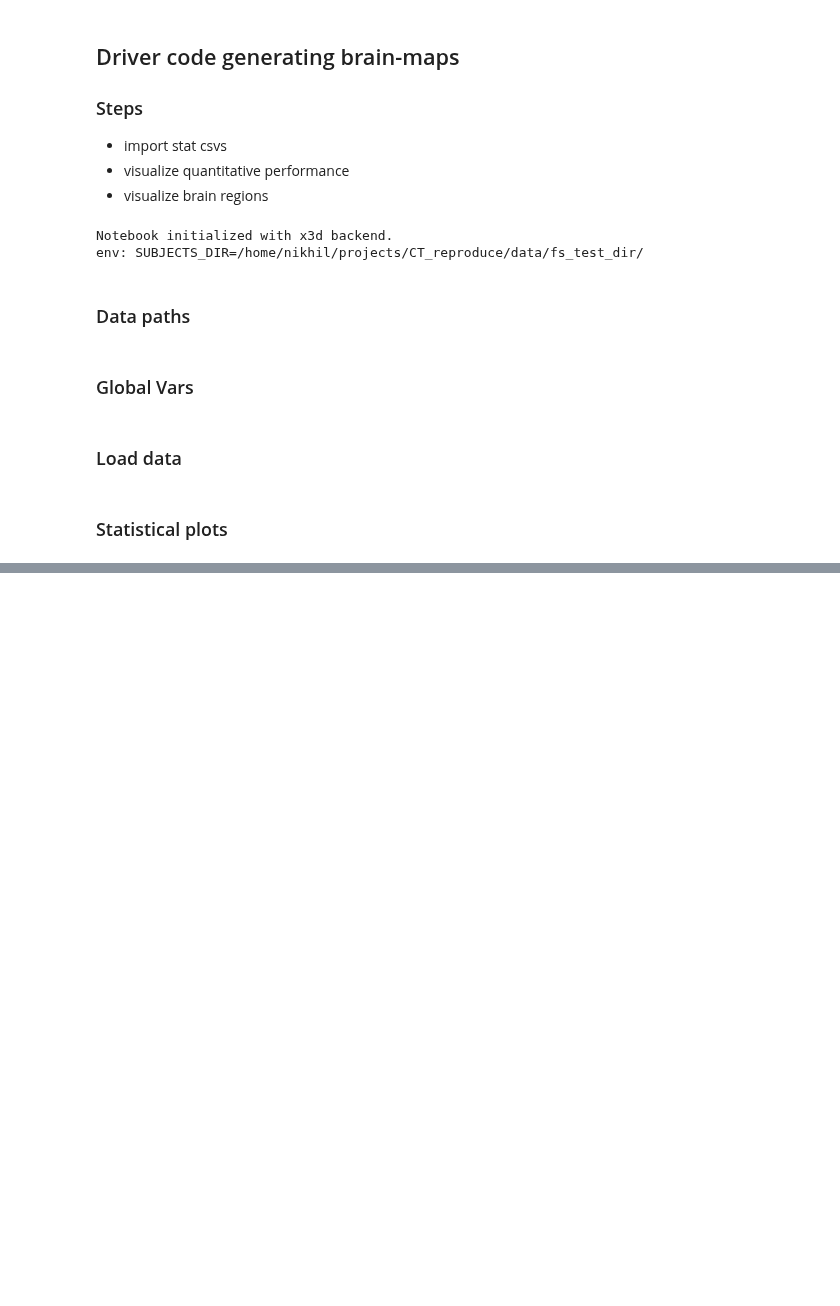
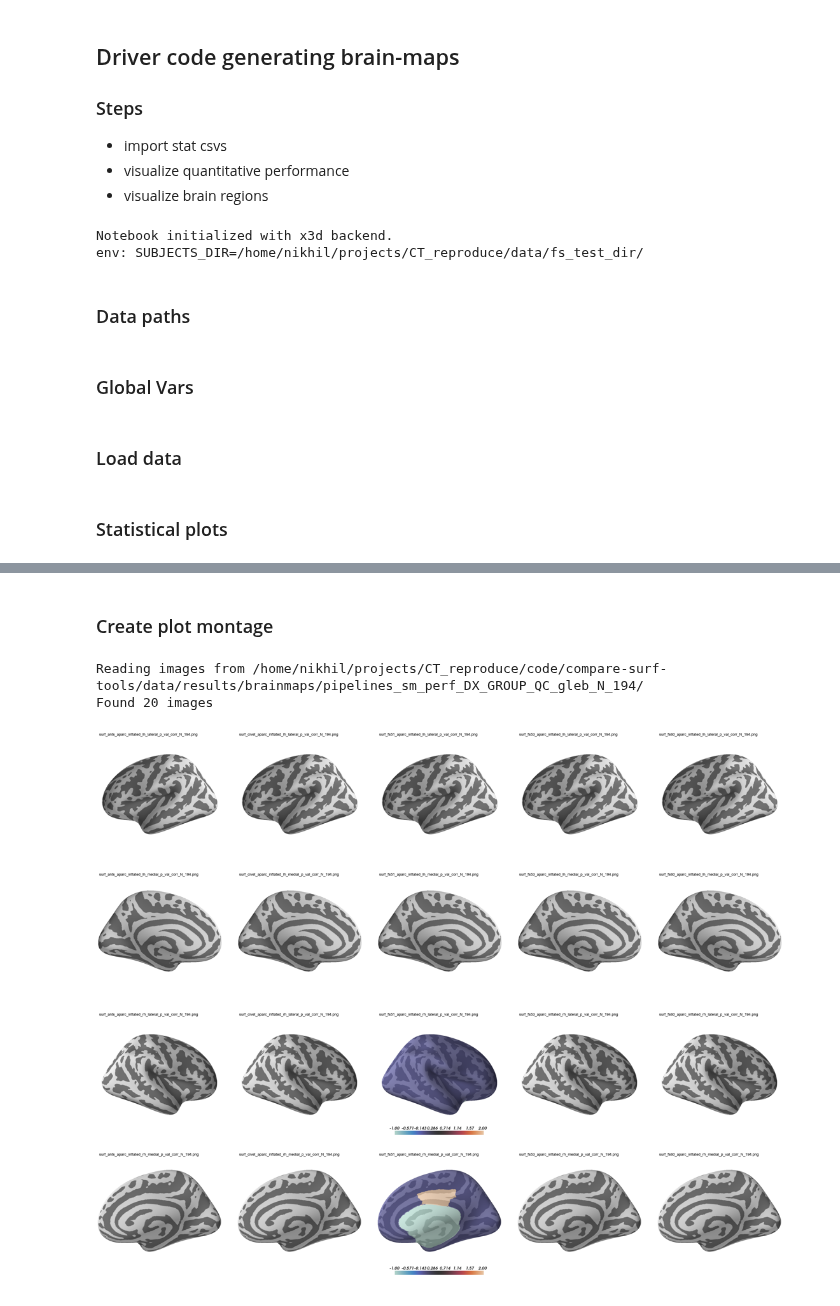
Before and after one commit to neurodatascience/compare-surf-tools, a Jupyter notebook: notebooks/generate_plots.ipynb, the cells around one changed output, grey strips where cells are left out. Saved outputs shown, nothing was run; the diff lists cells and outputs as text; code cells hidden in the pictures; blank space fills up the shorter version.

```diff
--- a/notebooks/generate_plots.ipynb
+++ b/notebooks/generate_plots.ipynb
@@ -166,0 +175,9 @@ Image saved at /home/nikhil/projects/CT_reproduce/code/compare-surf-tools/data/r
+# %% [markdown]
+### Create plot montage
+# %%
+montage_im = createImageMontage(save_dir)
+montage_im
+# %% [output]
+Reading images from /home/nikhil/projects/CT_reproduce/code/compare-surf-tools/data/results/brainmaps/pipelines_sm_perf_DX_GROUP_QC_gleb_N_194/
+Found 20 images
+[figure, added]
```
Also changed, not shown: parts of 6 cells of this notebook, 1 other file.
